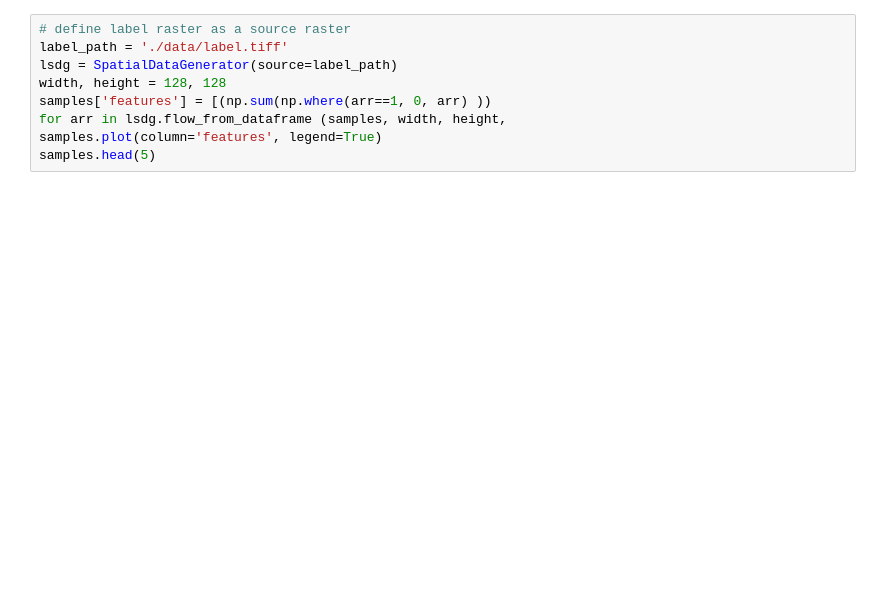
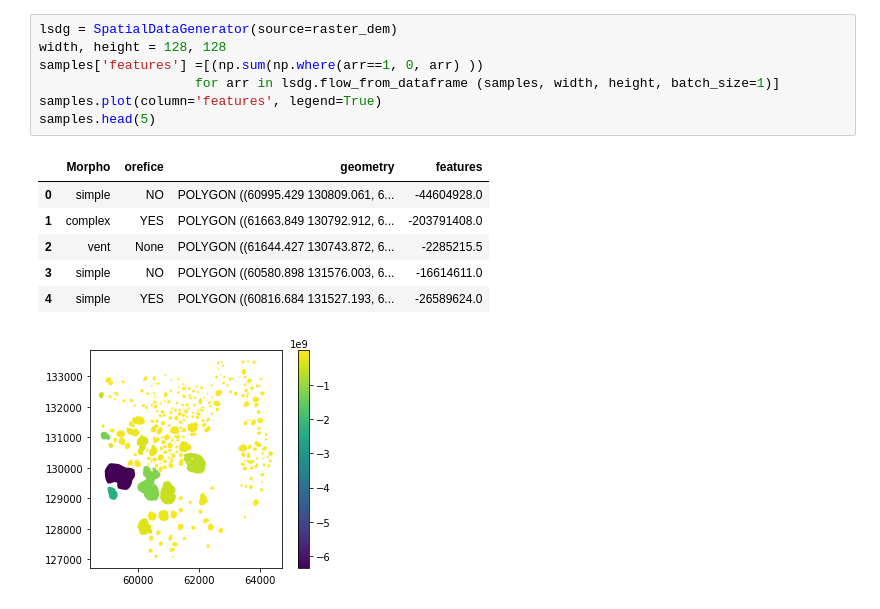
Before and after one commit to SalimFares4/Image-Segmentation, a Jupyter notebook: Code/Visualization/Processing digital elevation data for deep learning using Keras Spatial.ipynb, the cells around one changed output. Cells and saved outputs as stored; diff of their text form; blank space fills up the shorter version.

```diff
--- a/Code/Visualization/Processing digital elevation data for deep learning using Keras Spatial.ipynb
+++ b/Code/Visualization/Processing digital elevation data for deep learning using Keras Spatial.ipynb
@@ -60,10 +85,16 @@ show(labels.src)
 # %%
-# define label raster as a source raster
-label_path = './data/label.tiff'
-lsdg = SpatialDataGenerator(source=label_path)
+lsdg = SpatialDataGenerator(source=raster_dem)
 width, height = 128, 128
-samples['features'] = [(np.sum(np.where(arr==1, 0, arr) ))
-for arr in lsdg.flow_from_dataframe (samples, width, height,
+samples['features'] =[(np.sum(np.where(arr==1, 0, arr) ))
+                    for arr in lsdg.flow_from_dataframe (samples, width, height, batch_size=1)]
 samples.plot(column='features', legend=True)
 samples.head(5)
+# %% [output]
+|  | Morpho | orefice | geometry | features |
+| 0 | simple | NO | POLYGON ((60995.429 130809.061, 6... | -44604928.0 |
+| 1 | complex | YES | POLYGON ((61663.849 130792.912, 6... | -203791408.0 |
+| 2 | vent | None | POLYGON ((61644.427 130743.872, 6... | -2285215.5 |
+| 3 | simple | NO | POLYGON ((60580.898 131576.003, 6... | -16614611.0 |
+| 4 | simple | YES | POLYGON ((60816.684 131527.193, 6... | -26589624.0 |
+[figure, added]
 # %%
```
Also changed, not shown: parts of 14 cells of this notebook.
